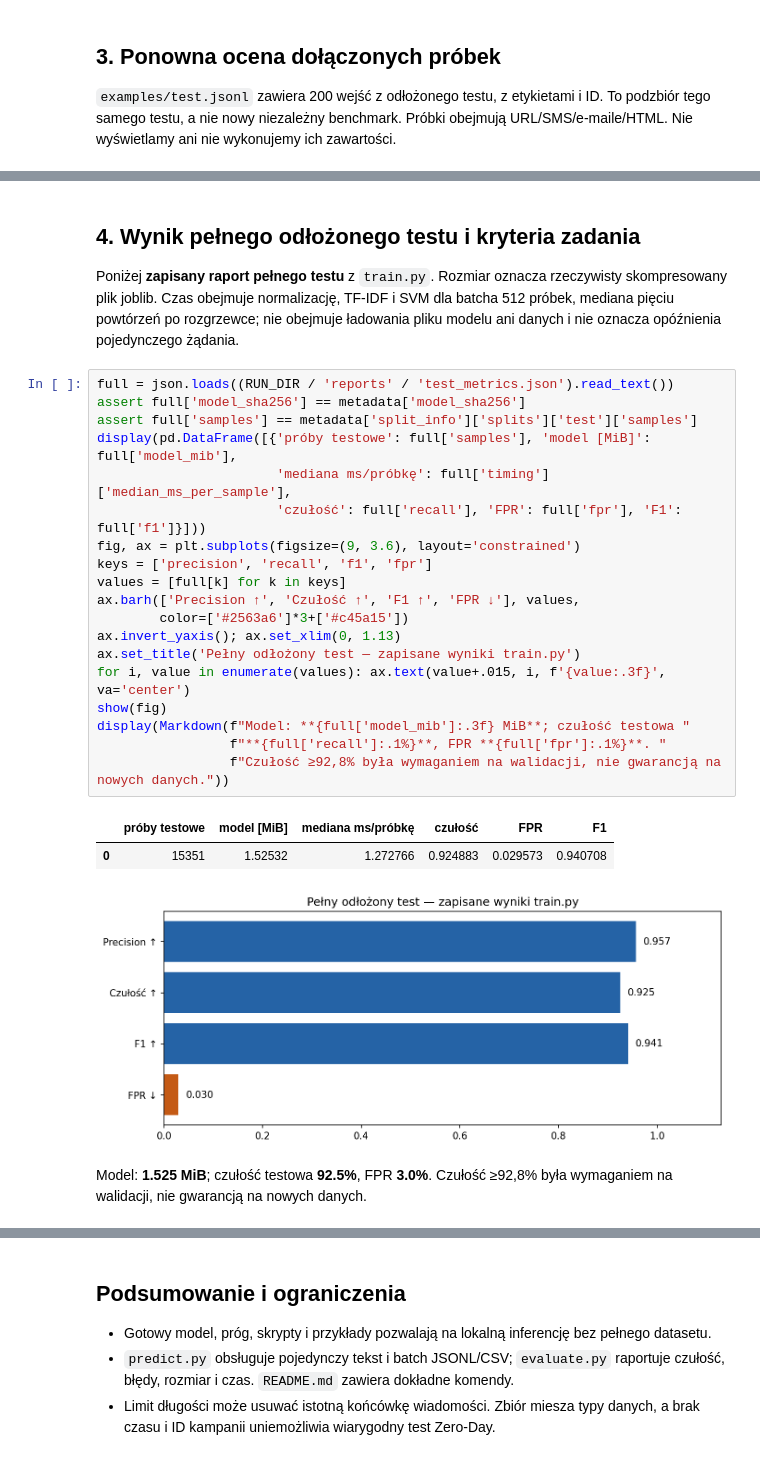
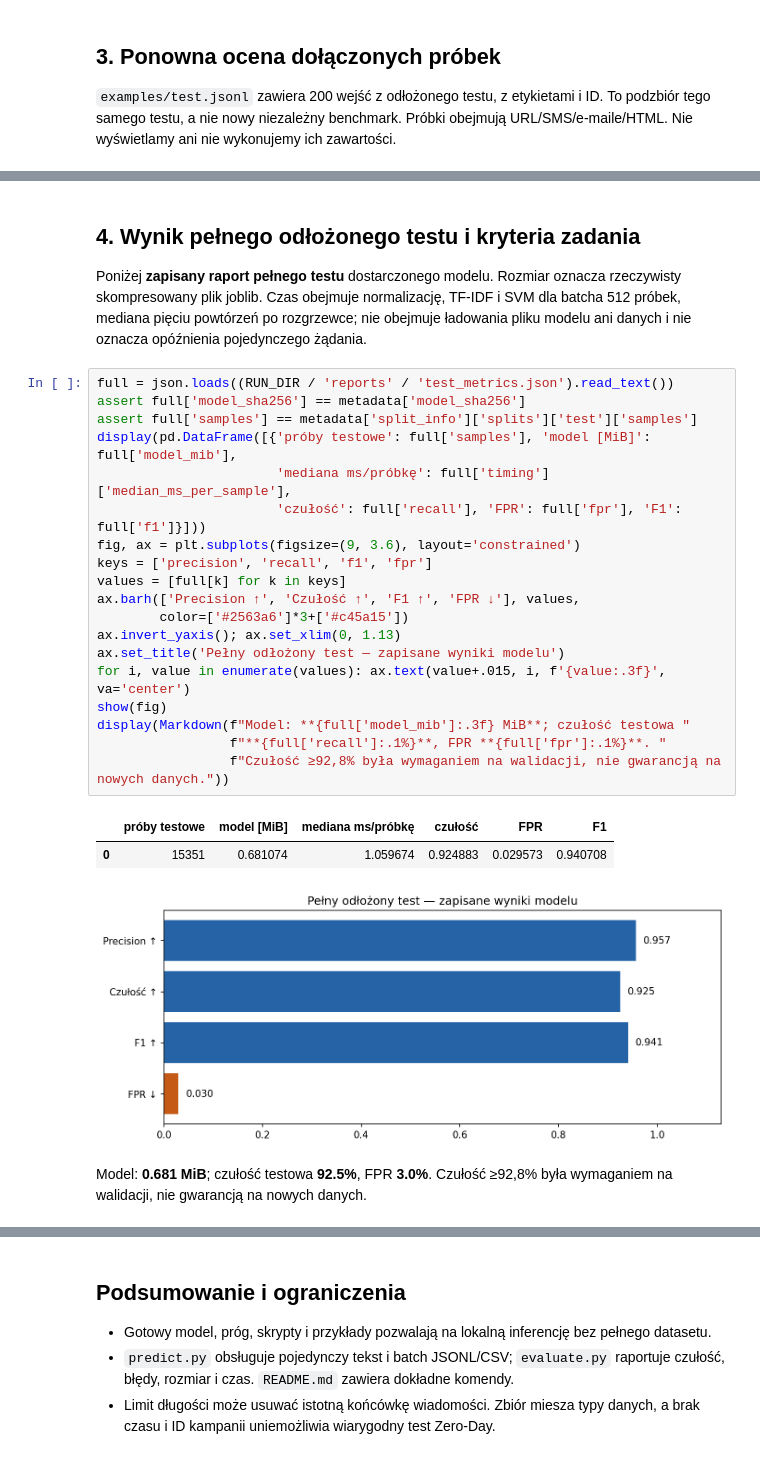
Before and after one commit to nikpan1/phishing-detector, a Jupyter notebook: phishing-detector/src/notebooks/training.ipynb, the cells around one changed output, grey strips where cells are left out. Cells and saved outputs as stored; diff of their text form.

Commit message:
Reduce model size by 55% while preserving evaluated predictions

```diff
--- a/phishing-detector/src/notebooks/training.ipynb
+++ b/phishing-detector/src/notebooks/training.ipynb
@@ -121,32 +121,32 @@ display(pd.DataFrame([{'próby': sample_report['samples'],
 # %% [markdown]
 ## 4. Wynik pełnego odłożonego testu i kryteria zadania
 
-Poniżej **zapisany raport pełnego testu** z `train.py`. Rozmiar oznacza rzeczywisty
+Poniżej **zapisany raport pełnego testu** dostarczonego modelu. Rozmiar oznacza rzeczywisty
 skompresowany plik joblib. Czas obejmuje normalizację, TF-IDF i SVM dla batcha
 512 próbek, mediana pięciu powtórzeń po rozgrzewce; nie obejmuje ładowania pliku
 modelu ani danych i nie oznacza opóźnienia pojedynczego żądania.
 # %%
 full = json.loads((RUN_DIR / 'reports' / 'test_metrics.json').read_text())
 assert full['model_sha256'] == metadata['model_sha256']
 assert full['samples'] == metadata['split_info']['splits']['test']['samples']
 display(pd.DataFrame([{'próby testowe': full['samples'], 'model [MiB]': full['model_mib'],
                        'mediana ms/próbkę': full['timing']['median_ms_per_sample'],
                        'czułość': full['recall'], 'FPR': full['fpr'], 'F1': full['f1']}]))
 fig, ax = plt.subplots(figsize=(9, 3.6), layout='constrained')
 keys = ['precision', 'recall', 'f1', 'fpr']
 values = [full[k] for k in keys]
 ax.barh(['Precision ↑', 'Czułość ↑', 'F1 ↑', 'FPR ↓'], values,
         color=['#2563a6']*3+['#c45a15'])
 ax.invert_yaxis(); ax.set_xlim(0, 1.13)
-ax.set_title('Pełny odłożony test — zapisane wyniki train.py')
+ax.set_title('Pełny odłożony test — zapisane wyniki modelu')
 for i, value in enumerate(values): ax.text(value+.015, i, f'{value:.3f}', va='center')
 show(fig)
 display(Markdown(f"Model: **{full['model_mib']:.3f} MiB**; czułość testowa "
                  f"**{full['recall']:.1%}**, FPR **{full['fpr']:.1%}**. "
                  f"Czułość ≥92,8% była wymaganiem na walidacji, nie gwarancją na nowych danych."))
 # %% [output]
 |  | próby testowe | model [MiB] | mediana ms/próbkę | czułość | FPR | F1 |
-| 0 | 15351 | 1.52532 | 1.272766 | 0.924883 | 0.029573 | 0.940708 |
+| 0 | 15351 | 0.681074 | 1.059674 | 0.924883 | 0.029573 | 0.940708 |
 [figure]
-Model: **1.525 MiB**; czułość testowa **92.5%**, FPR **3.0%**. Czułość ≥92,8% była wymaganiem na walidacji, nie gwarancją na nowych danych.
+Model: **0.681 MiB**; czułość testowa **92.5%**, FPR **3.0%**. Czułość ≥92,8% była wymaganiem na walidacji, nie gwarancją na nowych danych.
 # %% [markdown]
```
Also changed, not shown: parts of 6 cells of this notebook, 13 other files.
